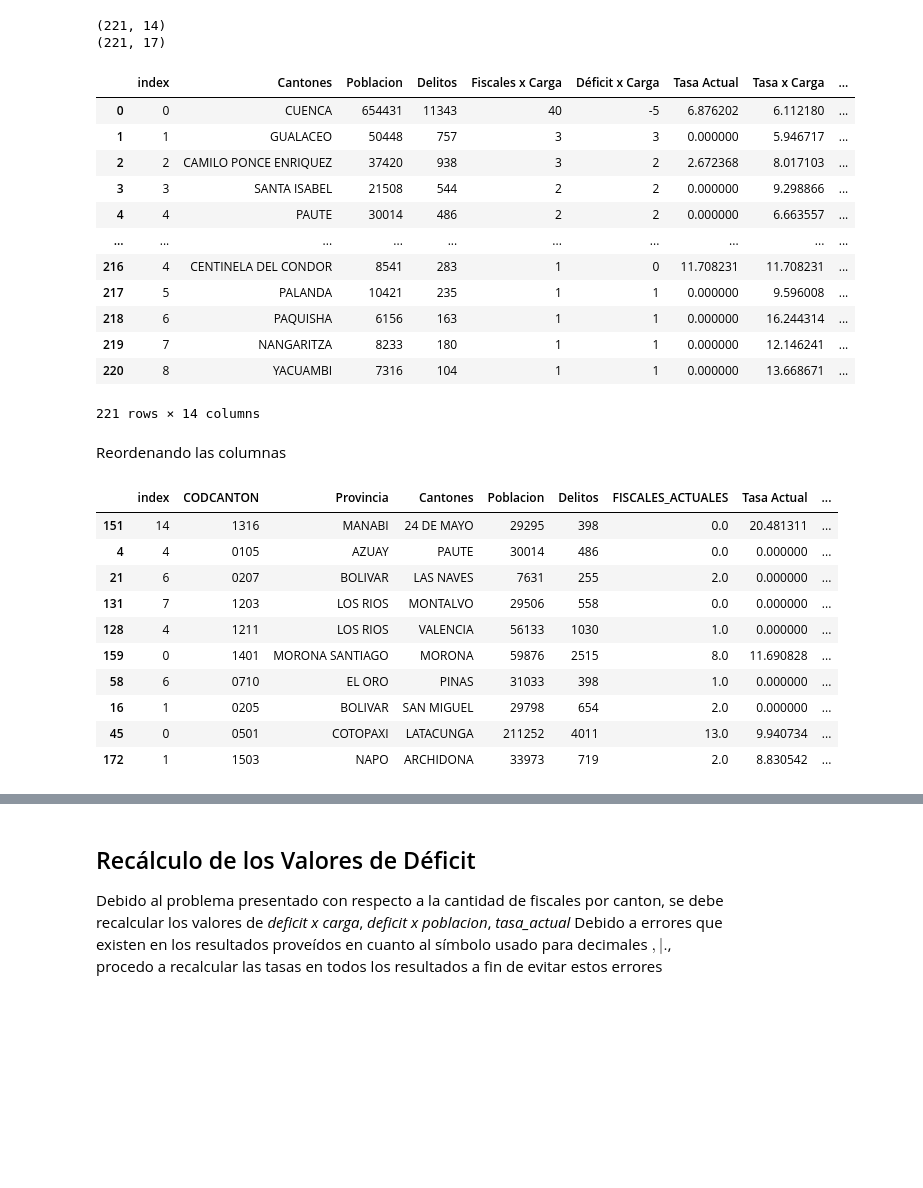
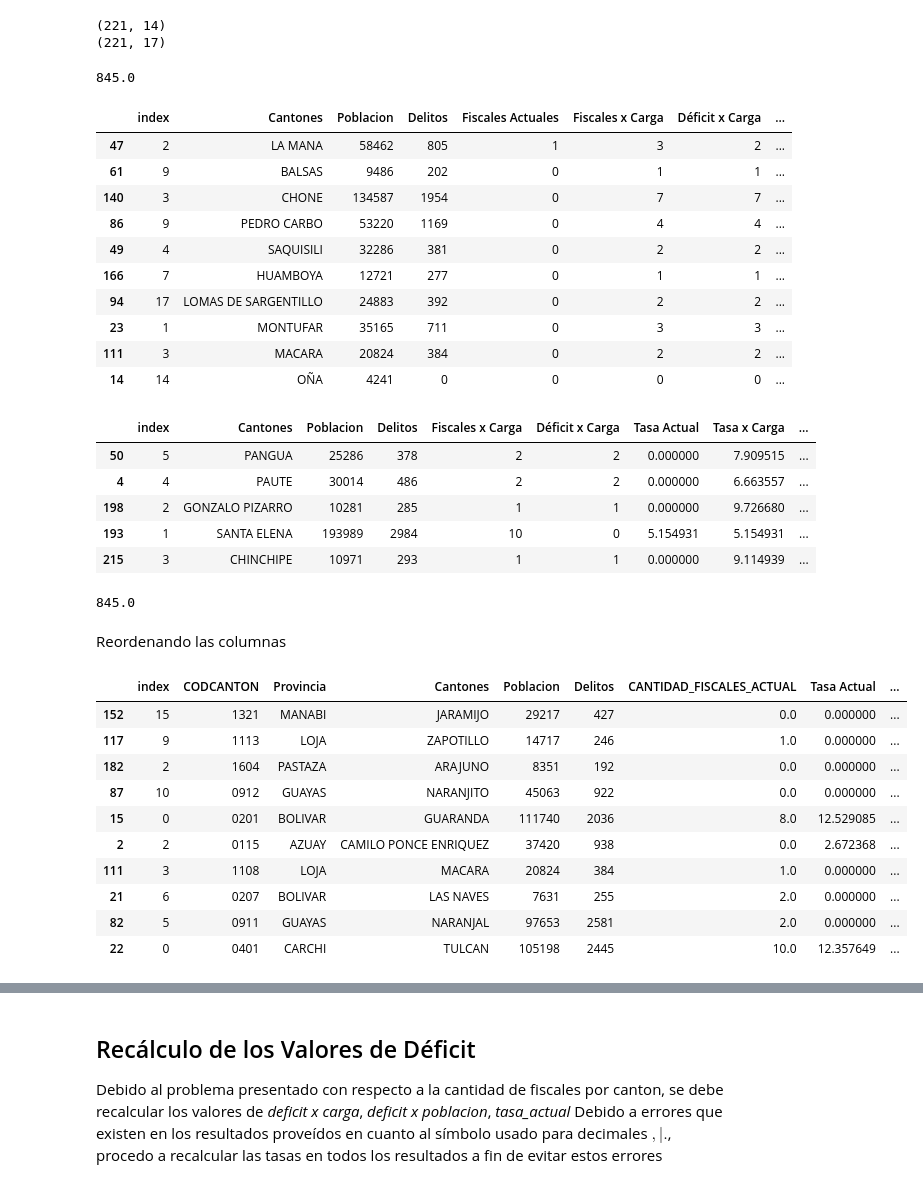
Before and after one commit to Darioxba1994/Proyecto_Fiscal-a, a Jupyter notebook: FormateoResultados.ipynb, the cells around one changed output, grey strips where cells are left out. Drawn from its saved outputs; the diff is of its cells as text; code cells hidden in the pictures; blank space fills up the shorter version.

```diff
--- a/FormateoResultados.ipynb
+++ b/FormateoResultados.ipynb
@@ -221,7 +221,7 @@ deficit_cantones.Cantones[deficit_cantones.CODCANTON=='NO ENCUENTRO'].tolist()
 # %% [markdown]
 ## Corrección de la cantidad de Fiscales de acuedo al Reporte de la CJ
 # %%
-cantidad_fiscales = pd.read_excel(os.path.join(dir_root, 'cantidadFiscalesCantonJudicaturaCodigo.xlsx'),
+cantidad_fiscales = pd.read_excel(os.path.join(dir_root, 'cantidadFiscalesCantonJudicatura.xlsx'),
                                   converters={'CODCANTON':str})
 cantidad_fiscales.shape
 # %% [output]
@@ -242,56 +246,71 @@ print(deficit_cantones_tmp.shape)
 # %% [output]
 (221, 14)
 (221, 17)
+# %%
+deficit_cantones_tmp.CANTIDAD_FISCALES_ACTUAL.sum()
+# %% [output]
+845.0
+# %%
+deficit_cantones_tmp.sample(10)
+# %% [output]
+|  | index | Cantones | Poblacion | Delitos | Fiscales Actuales | Fiscales x Carga | Déficit x Carga | ... |
+| 47 | 2 | LA MANA | 58462 | 805 | 1 | 3 | 2 | ... |
+| 61 | 9 | BALSAS | 9486 | 202 | 0 | 1 | 1 | ... |
+| 140 | 3 | CHONE | 134587 | 1954 | 0 | 7 | 7 | ... |
+| 86 | 9 | PEDRO CARBO | 53220 | 1169 | 0 | 4 | 4 | ... |
+| 49 | 4 | SAQUISILI | 32286 | 381 | 0 | 2 | 2 | ... |
+| 166 | 7 | HUAMBOYA | 12721 | 277 | 0 | 1 | 1 | ... |
+| 94 | 17 | LOMAS DE SARGENTILLO | 24883 | 392 | 0 | 2 | 2 | ... |
+| 23 | 1 | MONTUFAR | 35165 | 711 | 0 | 3 | 3 | ... |
+| 111 | 3 | MACARA | 20824 | 384 | 0 | 2 | 2 | ... |
+| 14 | 14 | OÑA | 4241 | 0 | 0 | 0 | 0 | ... |
 # %%
-deficit_cantones_tmp.rename(columns={'CEDULA':'FISCALES_ACTUALES'}, inplace=True)
+# deficit_cantones_tmp.rename(columns={'CEDULA':'FISCALES_ACTUALES'}, inplace=True)
 deficit_cantones_tmp.drop(columns=['Fiscales Actuales', 'PROVINCIA', 'CANTON'], inplace=True)
-deficit_cantones_tmp.FISCALES_ACTUALES.fillna(0, inplace=True)
-deficit_cantones_tmp
+deficit_cantones_tmp.CANTIDAD_FISCALES_ACTUAL.fillna(0, inplace=True)
+deficit_cantones_tmp.sample(5)
 # %% [output]
 |  | index | Cantones | Poblacion | Delitos | Fiscales x Carga | Déficit x Carga | Tasa Actual | Tasa x Carga | ... |
-| 0 | 0 | CUENCA | 654431 | 11343 | 40 | -5 | 6.876202 | 6.112180 | ... |
-| 1 | 1 | GUALACEO | 50448 | 757 | 3 | 3 | 0.000000 | 5.946717 | ... |
-| 2 | 2 | CAMILO PONCE ENRIQUEZ | 37420 | 938 | 3 | 2 | 2.672368 | 8.017103 | ... |
-| 3 | 3 | SANTA ISABEL | 21508 | 544 | 2 | 2 | 0.000000 | 9.298866 | ... |
+| 50 | 5 | PANGUA | 25286 | 378 | 2 | 2 | 0.000000 | 7.909515 | ... |
 | 4 | 4 | PAUTE | 30014 | 486 | 2 | 2 | 0.000000 | 6.663557 | ... |
-| ... | ... | ... | ... | ... | ... | ... | ... | ... | ... |
-| 216 | 4 | CENTINELA DEL CONDOR | 8541 | 283 | 1 | 0 | 11.708231 | 11.708231 | ... |
-| 217 | 5 | PALANDA | 10421 | 235 | 1 | 1 | 0.000000 | 9.596008 | ... |
-| 218 | 6 | PAQUISHA | 6156 | 163 | 1 | 1 | 0.000000 | 16.244314 | ... |
-| 219 | 7 | NANGARITZA | 8233 | 180 | 1 | 1 | 0.000000 | 12.146241 | ... |
-| 220 | 8 | YACUAMBI | 7316 | 104 | 1 | 1 | 0.000000 | 13.668671 | ... |
+| 198 | 2 | GONZALO PIZARRO | 10281 | 285 | 1 | 1 | 0.000000 | 9.726680 | ... |
+| 193 | 1 | SANTA ELENA | 193989 | 2984 | 10 | 0 | 5.154931 | 5.154931 | ... |
+| 215 | 3 | CHINCHIPE | 10971 | 293 | 1 | 1 | 0.000000 | 9.114939 | ... |
-221 rows × 14 columns
+# %%
+deficit_cantones_tmp.CANTIDAD_FISCALES_ACTUAL.sum()
+# %% [output]
+845.0
 # %% [markdown]
 Reordenando las columnas
 # %%
 deficit_cantones_df = deficit_cantones_tmp.copy()
 deficit_cantones_df = deficit_cantones_df.loc[:,['index',
                                                  'CODCANTON',
                                                  'Provincia',
                                                  'Cantones',
                                                  'Poblacion',
                                                  'Delitos',
-                                                 'FISCALES_ACTUALES',
+                                                 'CANTIDAD_FISCALES_ACTUAL',
                                                  'Tasa Actual',
                                                  'Fiscales x Carga',
                                                  'Déficit x Carga',
                                                  'Tasa x Carga',
                                                  'Fiscales x Población',
                                                  'Déficit x Población',
                                                  'Tasa x Población']]
 deficit_cantones_df.sample(10)
 # %% [output]
-|  | index | CODCANTON | Provincia | Cantones | Poblacion | Delitos | FISCALES_ACTUALES | Tasa Actual | ... |
-| 151 | 14 | 1316 | MANABI | 24 DE MAYO | 29295 | 398 | 0.0 | 20.481311 | ... |
-| 4 | 4 | 0105 | AZUAY | PAUTE | 30014 | 486 | 0.0 | 0.000000 | ... |
+|  | index | CODCANTON | Provincia | Cantones | Poblacion | Delitos | CANTIDAD_FISCALES_ACTUAL | Tasa Actual | ... |
+| 152 | 15 | 1321 | MANABI | JARAMIJO | 29217 | 427 | 0.0 | 0.000000 | ... |
+| 117 | 9 | 1113 | LOJA | ZAPOTILLO | 14717 | 246 | 1.0 | 0.000000 | ... |
+| 182 | 2 | 1604 | PASTAZA | ARAJUNO | 8351 | 192 | 0.0 | 0.000000 | ... |
+| 87 | 10 | 0912 | GUAYAS | NARANJITO | 45063 | 922 | 0.0 | 0.000000 | ... |
+| 15 | 0 | 0201 | BOLIVAR | GUARANDA | 111740 | 2036 | 8.0 | 12.529085 | ... |
+| 2 | 2 | 0115 | AZUAY | CAMILO PONCE ENRIQUEZ | 37420 | 938 | 0.0 | 2.672368 | ... |
+| 111 | 3 | 1108 | LOJA | MACARA | 20824 | 384 | 1.0 | 0.000000 | ... |
 | 21 | 6 | 0207 | BOLIVAR | LAS NAVES | 7631 | 255 | 2.0 | 0.000000 | ... |
-| 131 | 7 | 1203 | LOS RIOS | MONTALVO | 29506 | 558 | 0.0 | 0.000000 | ... |
-| 128 | 4 | 1211 | LOS RIOS | VALENCIA | 56133 | 1030 | 1.0 | 0.000000 | ... |
-| 159 | 0 | 1401 | MORONA SANTIAGO | MORONA | 59876 | 2515 | 8.0 | 11.690828 | ... |
-| 58 | 6 | 0710 | EL ORO | PINAS | 31033 | 398 | 1.0 | 0.000000 | ... |
-| 16 | 1 | 0205 | BOLIVAR | SAN MIGUEL | 29798 | 654 | 2.0 | 0.000000 | ... |
-| 45 | 0 | 0501 | COTOPAXI | LATACUNGA | 211252 | 4011 | 13.0 | 9.940734 | ... |
-| 172 | 1 | 1503 | NAPO | ARCHIDONA | 33973 | 719 | 2.0 | 8.830542 | ... |
+| 82 | 5 | 0911 | GUAYAS | NARANJAL | 97653 | 2581 | 2.0 | 0.000000 | ... |
+| 22 | 0 | 0401 | CARCHI | TULCAN | 105198 | 2445 | 10.0 | 12.357649 | ... |
 # %%
 deficit_cantones_df[deficit_cantones_df.Provincia=="LOJA"]
 # %% [output]
```
Also changed, not shown: parts of 31 cells of this notebook.
